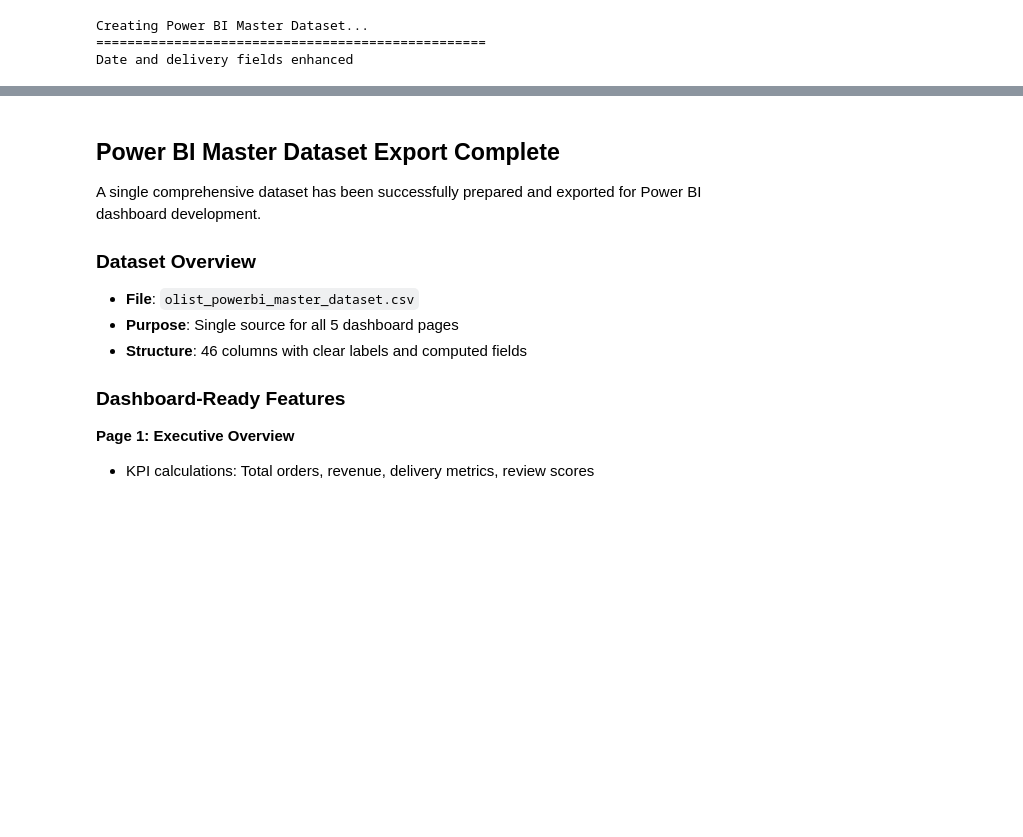
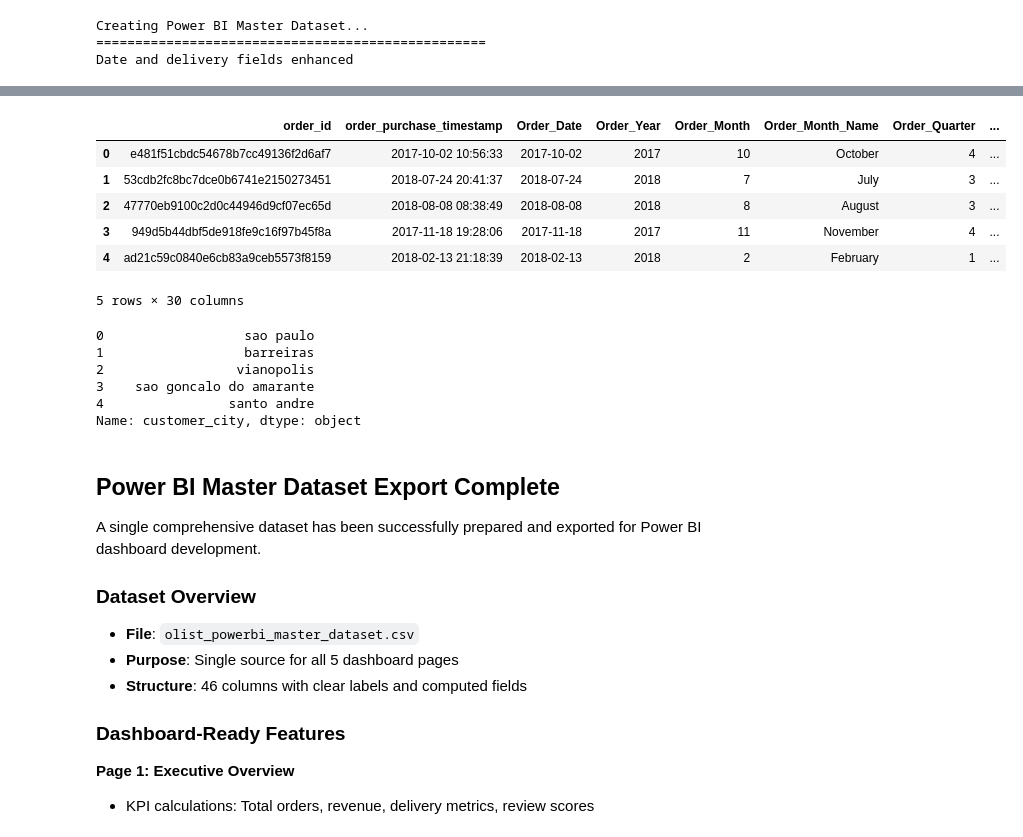
Before and after one commit to VAL-Jerono/eCommerce_BI_Analysis, a Jupyter notebook: Group2_CAT2.ipynb, the cells around one changed output, grey strips where cells are left out. Cells and saved outputs as stored; diff of their text form; code cells hidden in the pictures; blank space fills up the shorter version.

```diff
--- a/Group2_CAT2.ipynb
+++ b/Group2_CAT2.ipynb
@@ -2152,3 +2192,22 @@ print("\\nReady for Power BI Dashboard Development")
+# %%
+powerbi_final.head()
+# %% [output]
+|  | order_id | order_purchase_timestamp | Order_Date | Order_Year | Order_Month | Order_Month_Name | Order_Quarter | ... |
+| 0 | e481f51cbdc54678b7cc49136f2d6af7 | 2017-10-02 10:56:33 | 2017-10-02 | 2017 | 10 | October | 4 | ... |
+| 1 | 53cdb2fc8bc7dce0b6741e2150273451 | 2018-07-24 20:41:37 | 2018-07-24 | 2018 | 7 | July | 3 | ... |
+| 2 | 47770eb9100c2d0c44946d9cf07ec65d | 2018-08-08 08:38:49 | 2018-08-08 | 2018 | 8 | August | 3 | ... |
+| 3 | 949d5b44dbf5de918fe9c16f97b45f8a | 2017-11-18 19:28:06 | 2017-11-18 | 2017 | 11 | November | 4 | ... |
+| 4 | ad21c59c0840e6cb83a9ceb5573f8159 | 2018-02-13 21:18:39 | 2018-02-13 | 2018 | 2 | February | 1 | ... |
+5 rows × 30 columns
+# %%
+powerbi_final['customer_city'].head()
+# %% [output]
+0                  sao paulo
+1                  barreiras
+2                 vianopolis
+3    sao goncalo do amarante
+4                santo andre
+Name: customer_city, dtype: object
 # %% [markdown]
 ## Power BI Master Dataset Export Complete
 
```
Also changed, not shown: parts of 14 cells of this notebook, 39 other files.
